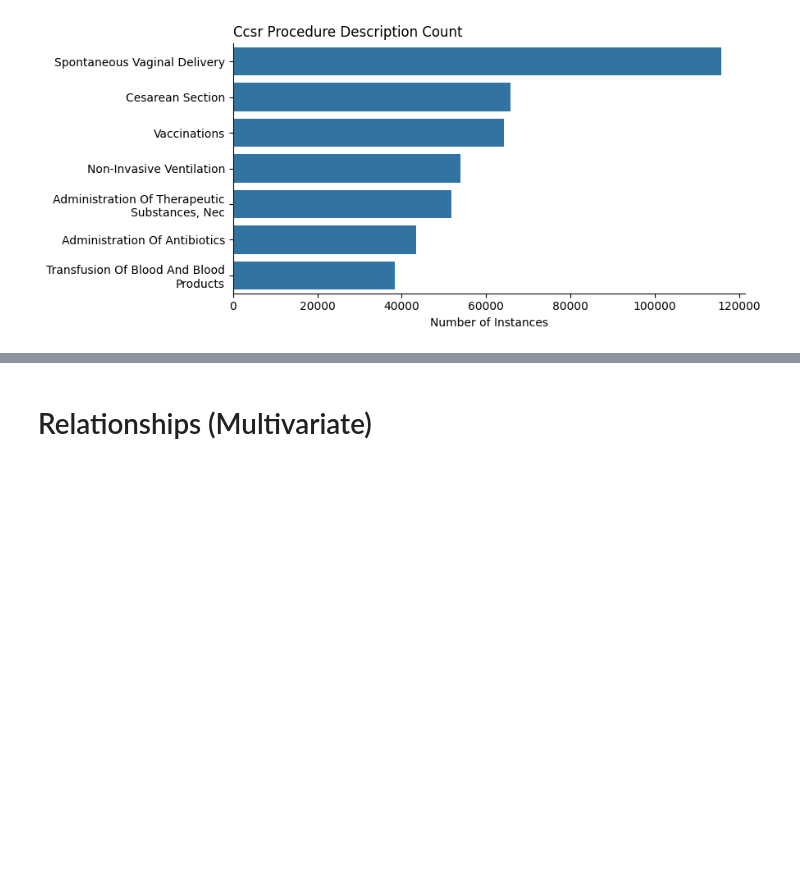
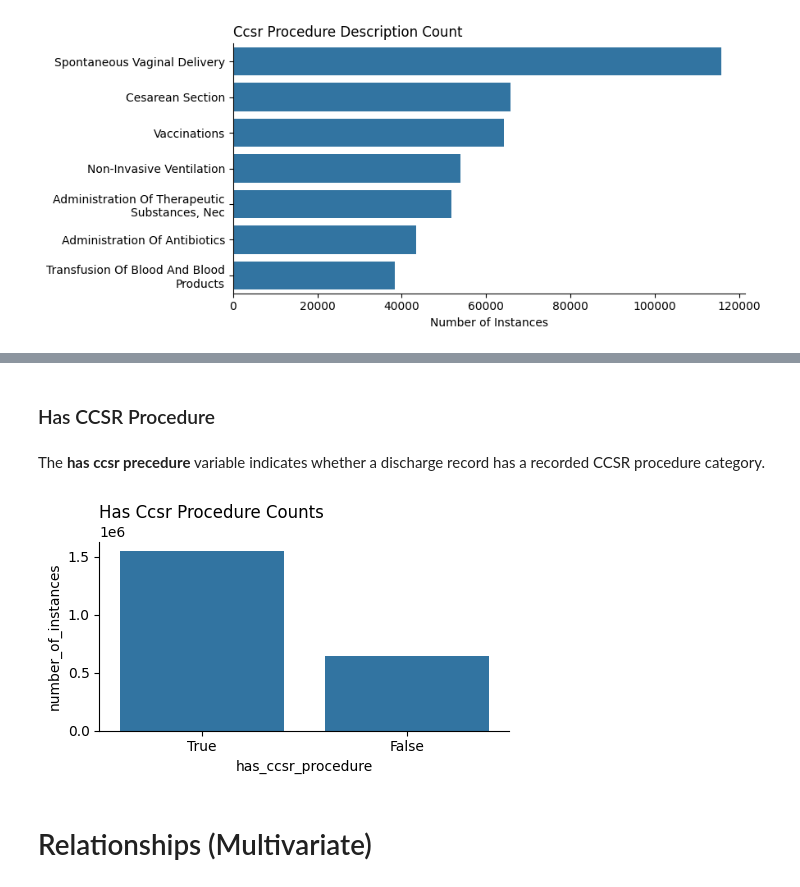
Before and after one commit to alex-bolshunov/ny-hospital-utilization-cost, a Jupyter notebook: notebooks/eda.ipynb, the cells around one changed output, grey strips where cells are left out. Cells and saved outputs as stored; diff of their text form; code cells hidden in the pictures; blank space fills up the shorter version.

```diff
--- a/notebooks/eda.ipynb
+++ b/notebooks/eda.ipynb
@@ -746,3 +787,14 @@ num_nulls, round(num_nulls/df[col].shape[0] * 100, 2 )
+# %% [markdown]
+### Has CCSR Procedure
+# %% [markdown]
+The **has ccsr precedure** variable indicates whether a discharge record has a recorded CCSR procedure category.
+# %%
+col = "has_ccsr_procedure"
+df_temp = get_number_of_instances(df, col)
+# %%
+barplot(df_temp, col, figsize = (5,3))
+# %% [output]
+[figure, added]
 # %% [markdown]
 # Relationships (Multivariate)
 # %% [markdown]
```
Also changed, not shown: parts of 85 cells of this notebook.
